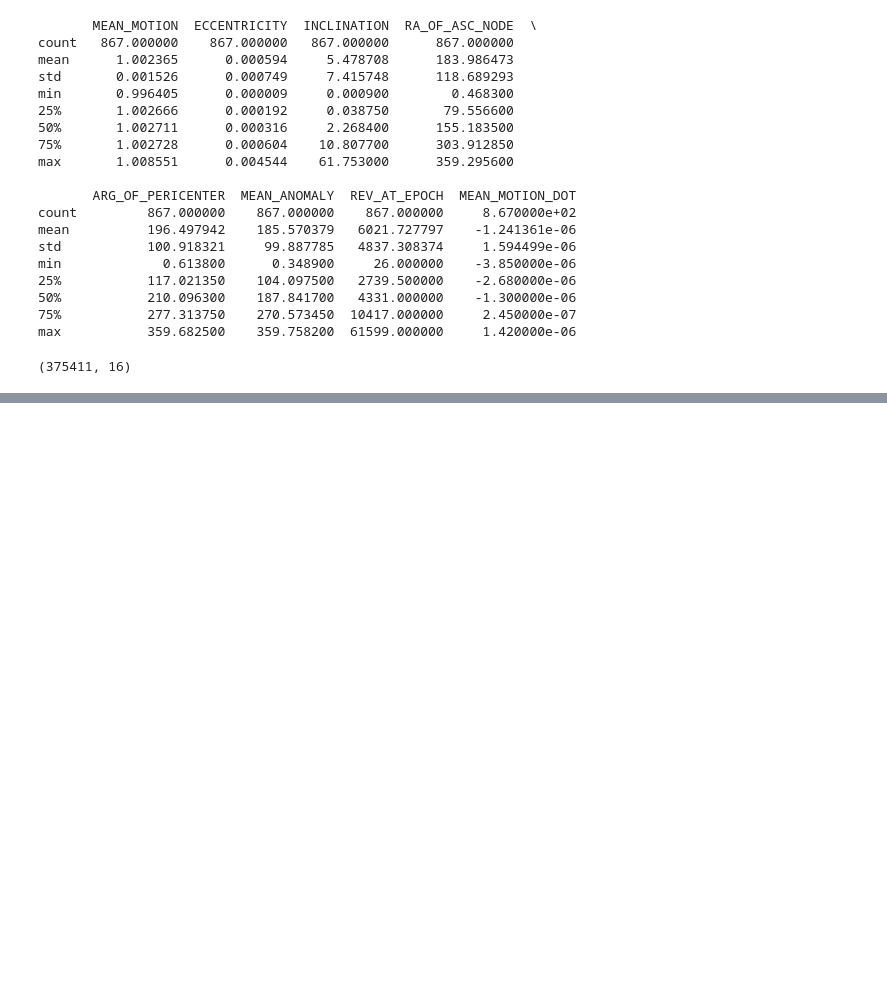
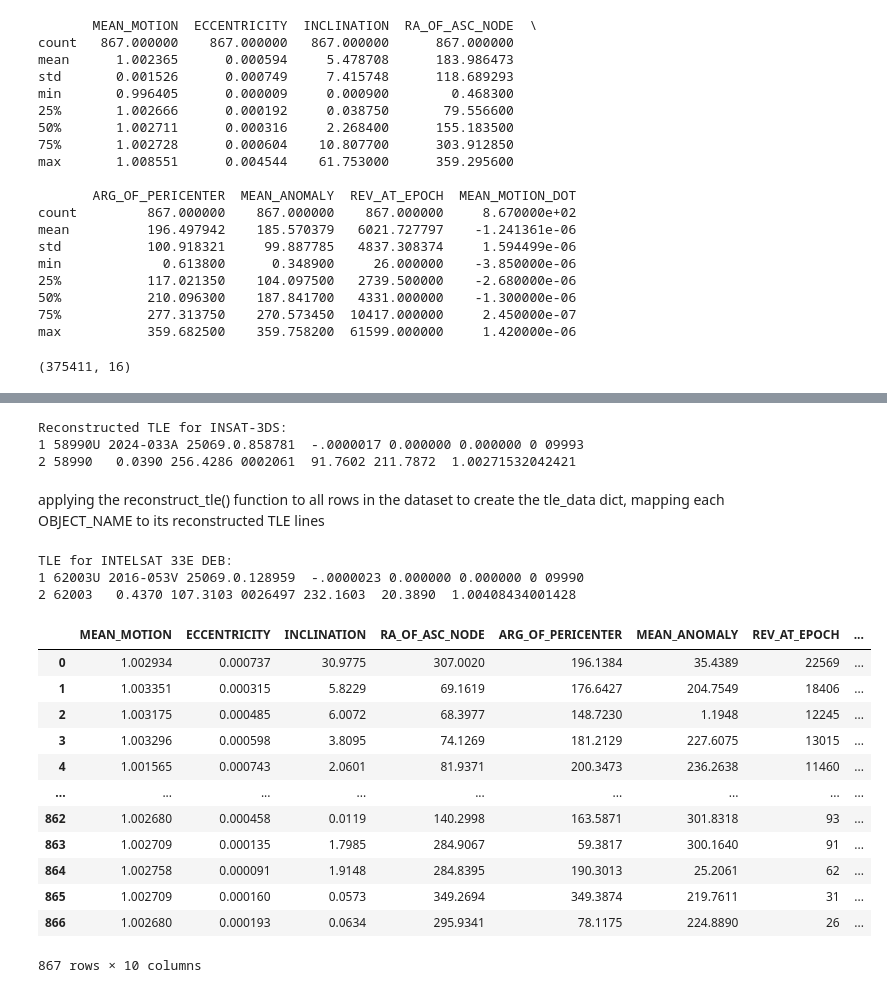
Before and after one commit to dev-tr26/Space-Debris-Collision-Risk-Analyzer, a Jupyter notebook: Collision_Risk_Prediction_(Space_Debris).ipynb, the cells around one changed output, grey strips where cells are left out. Cells and saved outputs as stored; diff of their text form; code cells hidden in the pictures; blank space fills up the shorter version.

Commit message:
converted the dataset to tle format

```diff
--- a/Collision_Risk_Prediction_(Space_Debris).ipynb
+++ b/Collision_Risk_Prediction_(Space_Debris).ipynb
@@ -234,0 +302,46 @@ X.shape
+# %%
+# Testing the reconstruction for INSAT-3DS
+import pandas as pd
+df = pd.read_csv("/content/TLE-data.csv")
+insat_row = df[df["OBJECT_NAME"] == "INSAT-3DS"].iloc[0]
+tle = reconstruct_tle(insat_row)
+print("Reconstructed TLE for INSAT-3DS:")
+print(tle["line1"])
+print(tle["line2"])
+# %% [output]
+Reconstructed TLE for INSAT-3DS:
+1 58990U 2024-033A 25069.0.858781  -.0000017 0.000000 0.000000 0 09993
+2 58990   0.0390 256.4286 0002061  91.7602 211.7872  1.00271532042421
+# %% [markdown]
+applying the reconstruct_tle() function to all rows in the dataset to create the tle_data dict, mapping each OBJECT_NAME to its reconstructed TLE lines
+# %%
+# Create the TLE dictionary
+tle_data = {}
+for _, row in df.iterrows():
+    obj_name = row["OBJECT_NAME"]
+    tle_data[obj_name] = reconstruct_tle(row)
+
+# Verify a few entries
+print("TLE for INTELSAT 33E DEB:")
+print(tle_data["INTELSAT 33E DEB"]["line1"])
+print(tle_data["INTELSAT 33E DEB"]["line2"])
+# %% [output]
+TLE for INTELSAT 33E DEB:
+1 62003U 2016-053V 25069.0.128959  -.0000023 0.000000 0.000000 0 09990
+2 62003   0.4370 107.3103 0026497 232.1603  20.3890  1.00408434001428
+# %%
+df
+# %% [output]
+|  | MEAN_MOTION | ECCENTRICITY | INCLINATION | RA_OF_ASC_NODE | ARG_OF_PERICENTER | MEAN_ANOMALY | REV_AT_EPOCH | ... |
+| 0 | 1.002934 | 0.000737 | 30.9775 | 307.0020 | 196.1384 | 35.4389 | 22569 | ... |
+| 1 | 1.003351 | 0.000315 | 5.8229 | 69.1619 | 176.6427 | 204.7549 | 18406 | ... |
+| 2 | 1.003175 | 0.000485 | 6.0072 | 68.3977 | 148.7230 | 1.1948 | 12245 | ... |
+| 3 | 1.003296 | 0.000598 | 3.8095 | 74.1269 | 181.2129 | 227.6075 | 13015 | ... |
+| 4 | 1.001565 | 0.000743 | 2.0601 | 81.9371 | 200.3473 | 236.2638 | 11460 | ... |
+| ... | ... | ... | ... | ... | ... | ... | ... | ... |
+| 862 | 1.002680 | 0.000458 | 0.0119 | 140.2998 | 163.5871 | 301.8318 | 93 | ... |
+| 863 | 1.002709 | 0.000135 | 1.7985 | 284.9067 | 59.3817 | 300.1640 | 91 | ... |
+| 864 | 1.002758 | 0.000091 | 1.9148 | 284.8395 | 190.3013 | 25.2061 | 62 | ... |
+| 865 | 1.002709 | 0.000160 | 0.0573 | 349.2694 | 349.3874 | 219.7611 | 31 | ... |
+| 866 | 1.002680 | 0.000193 | 0.0634 | 295.9341 | 78.1175 | 224.8890 | 26 | ... |
+867 rows × 10 columns
```
Also changed, not shown: parts of 8 cells of this notebook.
